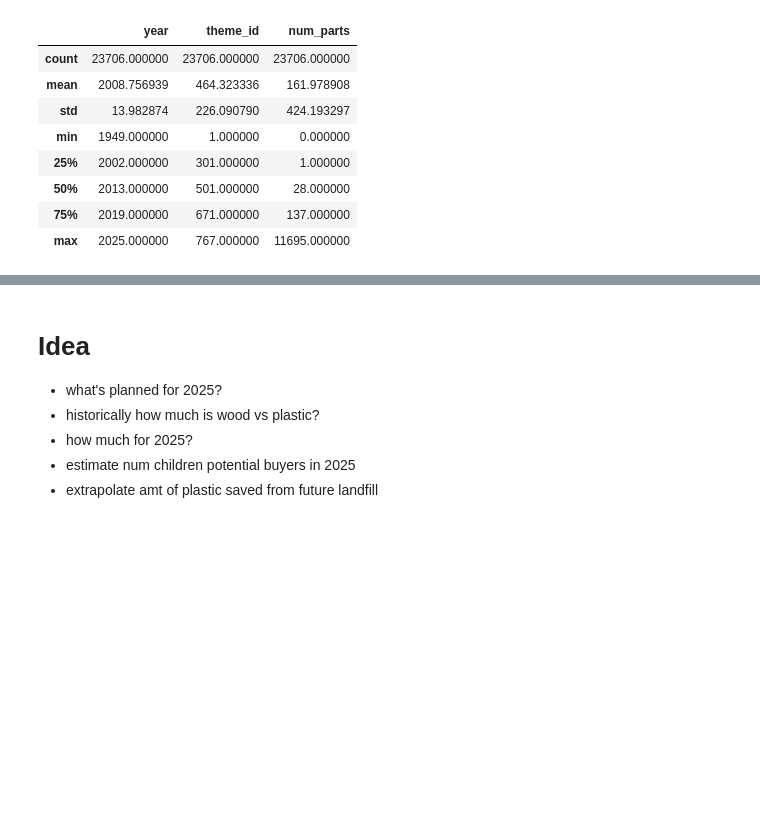
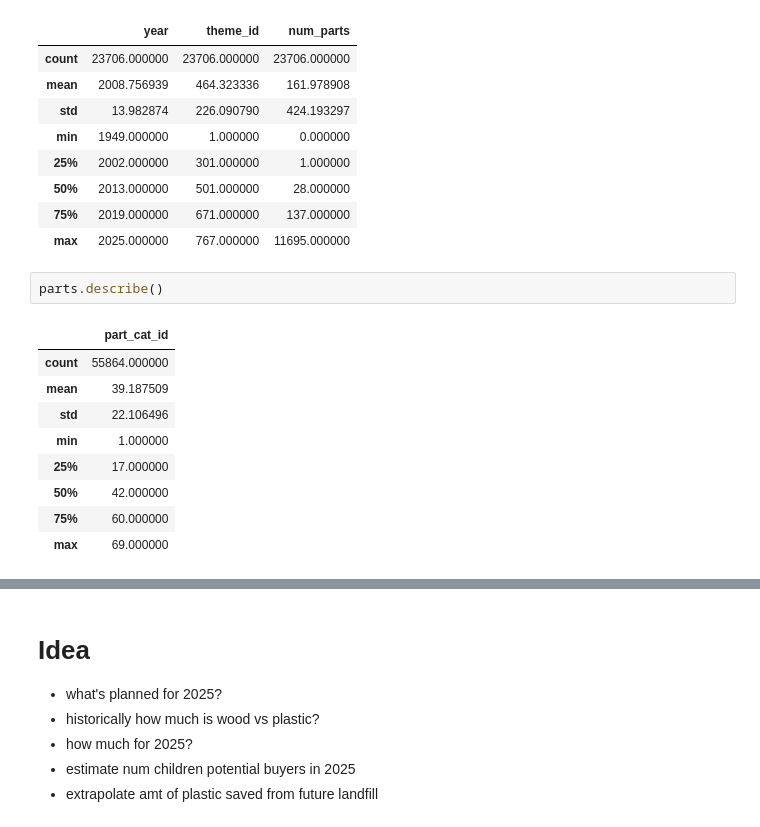
Before and after one commit to slp22/portfolio, a Jupyter notebook: lego_eda.ipynb, the cells around one changed output, grey strips where cells are left out. Saved outputs shown, nothing was run; the diff lists cells and outputs as text; blank space fills up the shorter version.

```diff
--- a/lego_eda.ipynb
+++ b/lego_eda.ipynb
@@ -159,6 +120,18 @@ sets.describe()
 | 50% | 2013.000000 | 501.000000 | 28.000000 |
 | 75% | 2019.000000 | 671.000000 | 137.000000 |
 | max | 2025.000000 | 767.000000 | 11695.000000 |
+# %%
+parts.describe()
+# %% [output]
+|  | part_cat_id |
+| count | 55864.000000 |
+| mean | 39.187509 |
+| std | 22.106496 |
+| min | 1.000000 |
+| 25% | 17.000000 |
+| 50% | 42.000000 |
+| 75% | 60.000000 |
+| max | 69.000000 |
 # %%
 # what were the first few years?
 
```
Also changed, not shown: parts of 26 cells of this notebook.
